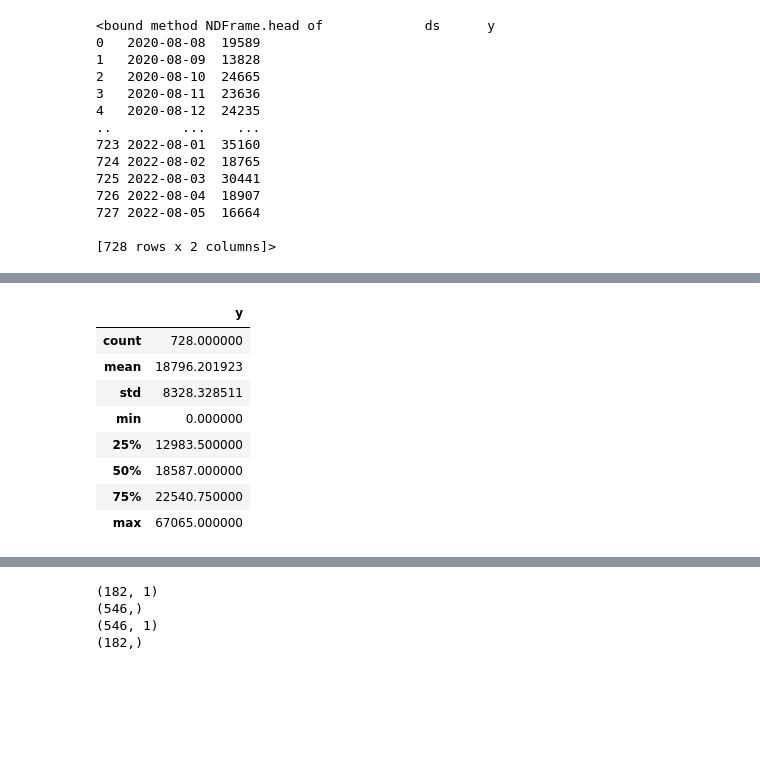
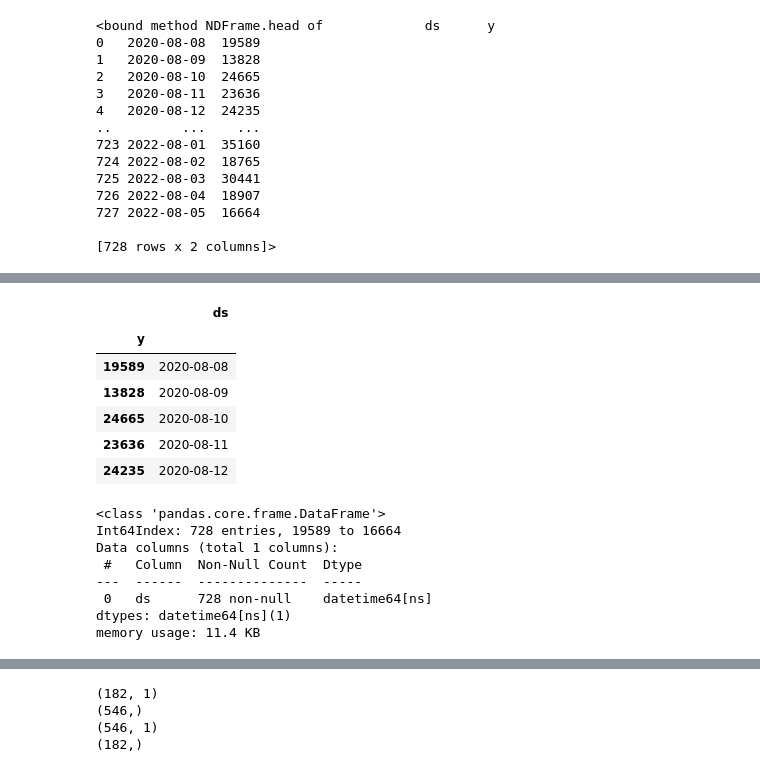
Before and after one commit to yatenm/yatenm, a Jupyter notebook: Volume Forecast_SARIMA.ipynb, the cells around one changed output, grey strips where cells are left out. Cells and saved outputs as stored; diff of their text form; code cells hidden in the pictures; blank space fills up the shorter version.

```diff
--- a/Volume Forecast_SARIMA.ipynb
+++ b/Volume Forecast_SARIMA.ipynb
@@ -46,15 +81,24 @@ data.head
+# %%
+data.head()
+# %% [output]
+|  | ds |
+| y |  |
+| 19589 | 2020-08-08 |
+| 13828 | 2020-08-09 |
+| 24665 | 2020-08-10 |
+| 23636 | 2020-08-11 |
+| 24235 | 2020-08-12 |
 # %%
-data.describe()
+data.info()
 # %% [output]
-|  | y |
-| count | 728.000000 |
-| mean | 18796.201923 |
-| std | 8328.328511 |
-| min | 0.000000 |
-| 25% | 12983.500000 |
-| 50% | 18587.000000 |
-| 75% | 22540.750000 |
-| max | 67065.000000 |
+<class 'pandas.core.frame.DataFrame'>
+Int64Index: 728 entries, 19589 to 16664
+Data columns (total 1 columns):
+ #   Column  Non-Null Count  Dtype
+---  ------  --------------  -----
+ 0   ds      728 non-null    datetime64[ns]
+dtypes: datetime64[ns](1)
+memory usage: 11.4 KB
 # %%
 data.tail
 # %% [output]
```
Also changed, not shown: parts of 36 cells of this notebook, 1 other file.
